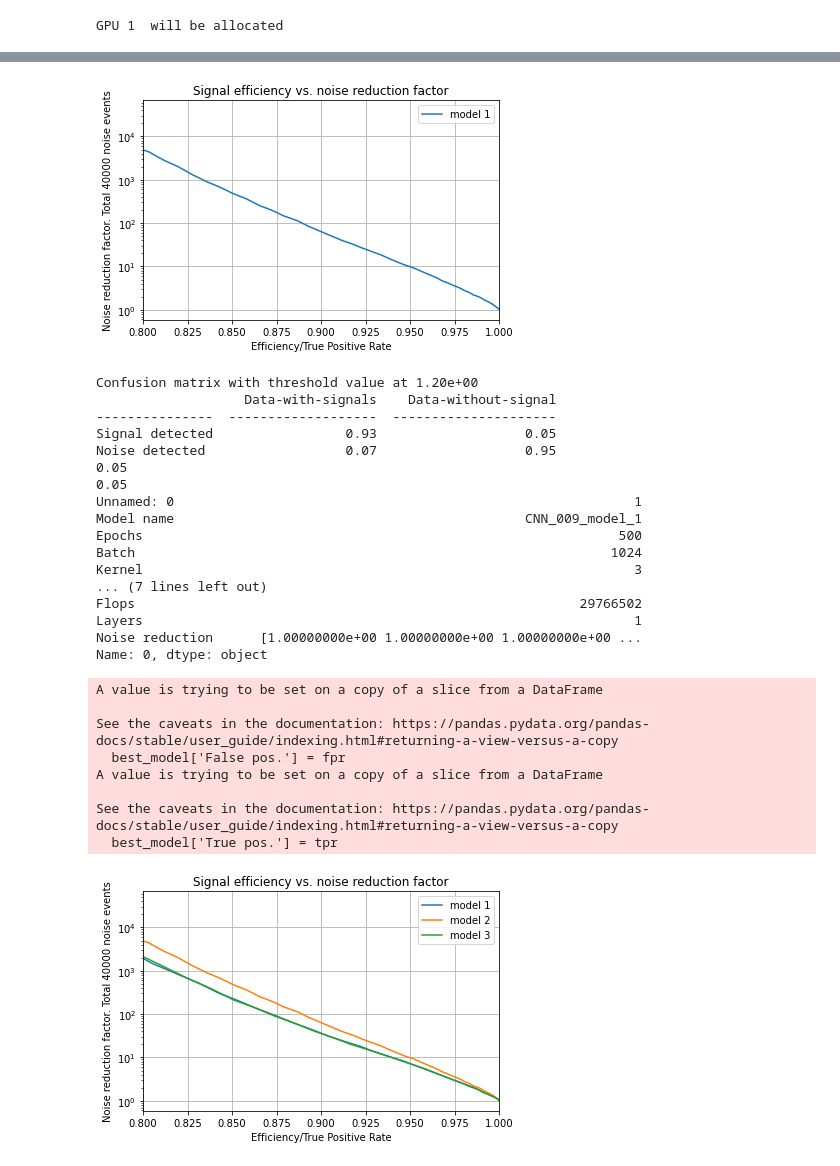
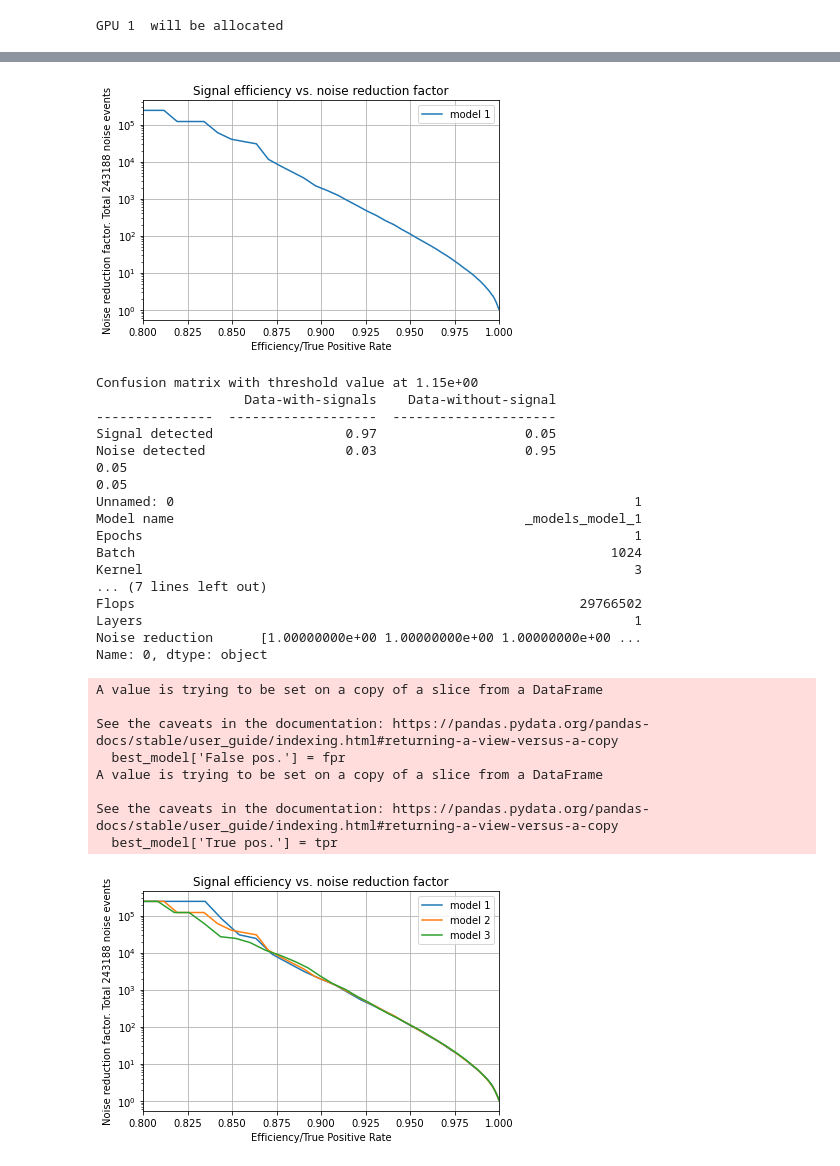
Before and after one commit to HansAlin/Autoencoder, a Jupyter notebook: Autoencoder_noise_rejection_CNN.ipynb, the cells around one changed output, grey strips where cells are left out. Cells and saved outputs as stored; diff of their text form; code cells hidden in the pictures.

```diff
--- a/Autoencoder_noise_rejection_CNN.ipynb
+++ b/Autoencoder_noise_rejection_CNN.ipynb
@@ -751,7 +751,7 @@ def noise_reduction_curve_multi_models(models, path, fpr, plot=True, x_low_lim=0
     plt.xlim(x_low_lim,1)
     plt.grid()
     if len(models) > 1:
-      path = path + '/Signal_efficiency_vs_noise_reduction_factor_all_models.png'
+      path = path + '_Signal_efficiency_vs_noise_reduction_factor_all_models.png'
     else:
       path = path + '_Signal_efficiency_vs_noise_reduction_factor.png'
     plt.tight_layout()
@@ -818,7 +818,7 @@ kernels = [3]
 latent_spaces = [2]
 number_of_filters = [128]
 layers = [1,3,5]
-epochs = 500
+epochs = 1
 
 model_number = 1
 test_run = False
@@ -829,7 +829,7 @@ verbose = 1
 
 x_test, y_test, smask_test, signal, noise, std, mean = load_data(all_signals=all_signals)
 results = pd.DataFrame(columns=[ 'Model name', 'Epochs', 'Batch', 'Kernel', 'Learning rate', 'Signal ratio', 'False pos.', 'True pos.', 'Threshold value', 'Latent space', 'Number of filters', 'Flops', 'Layers', 'Noise reduction'])
-path = '/home/halin/Autoencoder/Models/CNN_009'
+path = '/home/halin/Autoencoder/Models/test_models'
 
 
 
@@ -882,6 +925,7 @@ Epoch 474/500
 
 find_best_model(path,  fpr=0.05, save_output=True)
 models = load_models(path)
+plot_path = path + '/' + path[-7]
 _ = noise_reduction_curve_multi_models(models,path, 0.05, x_low_lim=0.8)#, models_to_plot=[3,4,5]
 # %% [output]
    Unnamed: 0       Model name  Epochs  Batch  Kernel  Learning rate  \
@@ -905,30 +949,30 @@ _ = noise_reduction_curve_multi_models(models,path, 0.05, x_low_lim=0.8)#, model
-[figure, old version]
+[figure, new version]
-Confusion matrix with threshold value at 1.20e+00
+Confusion matrix with threshold value at 1.15e+00
                    Data-with-signals    Data-without-signal
 ---------------  -------------------  ---------------------
-Signal detected                 0.93                   0.05
-Noise detected                  0.07                   0.95
+Signal detected                 0.97                   0.05
+Noise detected                  0.03                   0.95
 0.05
 0.05
 Unnamed: 0                                                           1
-Model name                                             CNN_009_model_1
-Epochs                                                             500
+Model name                                             _models_model_1
+Epochs                                                               1
 Batch                                                             1024
 Kernel                                                               3
 ... (7 lines left out)
 Flops                                                         29766502
 Layers                                                               1
 Noise reduction      [1.00000000e+00 1.00000000e+00 1.00000000e+00 ...
 Name: 0, dtype: object
 A value is trying to be set on a copy of a slice from a DataFrame
 
 See the caveats in the documentation: https://pandas.pydata.org/pandas-docs/stable/user_guide/indexing.html#returning-a-view-versus-a-copy
   best_model['False pos.'] = fpr
 A value is trying to be set on a copy of a slice from a DataFrame
 
 See the caveats in the documentation: https://pandas.pydata.org/pandas-docs/stable/user_guide/indexing.html#returning-a-view-versus-a-copy
   best_model['True pos.'] = tpr
-[figure, old version]
+[figure, new version]
 # %%
 # path = '/home/halin/Autoencoder/Models/CNN_001'
 # models = load_models(path)
```
Also changed, not shown: parts of 4 cells of this notebook, 2 other files.
